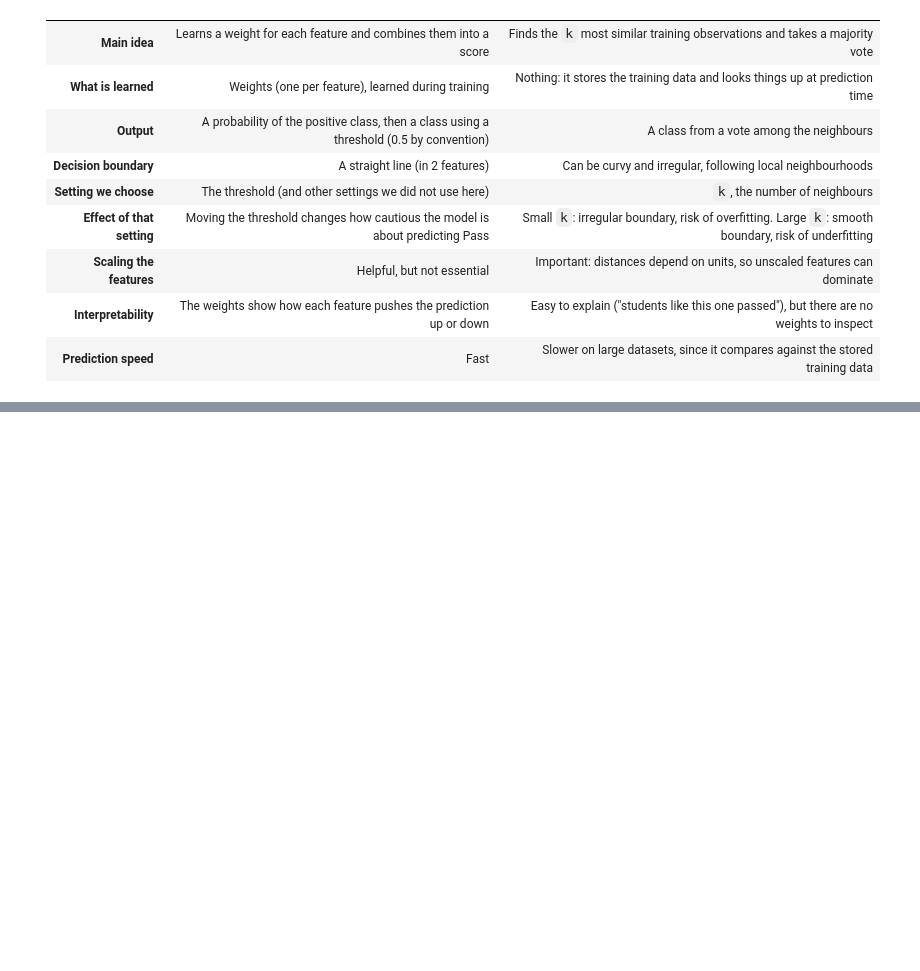
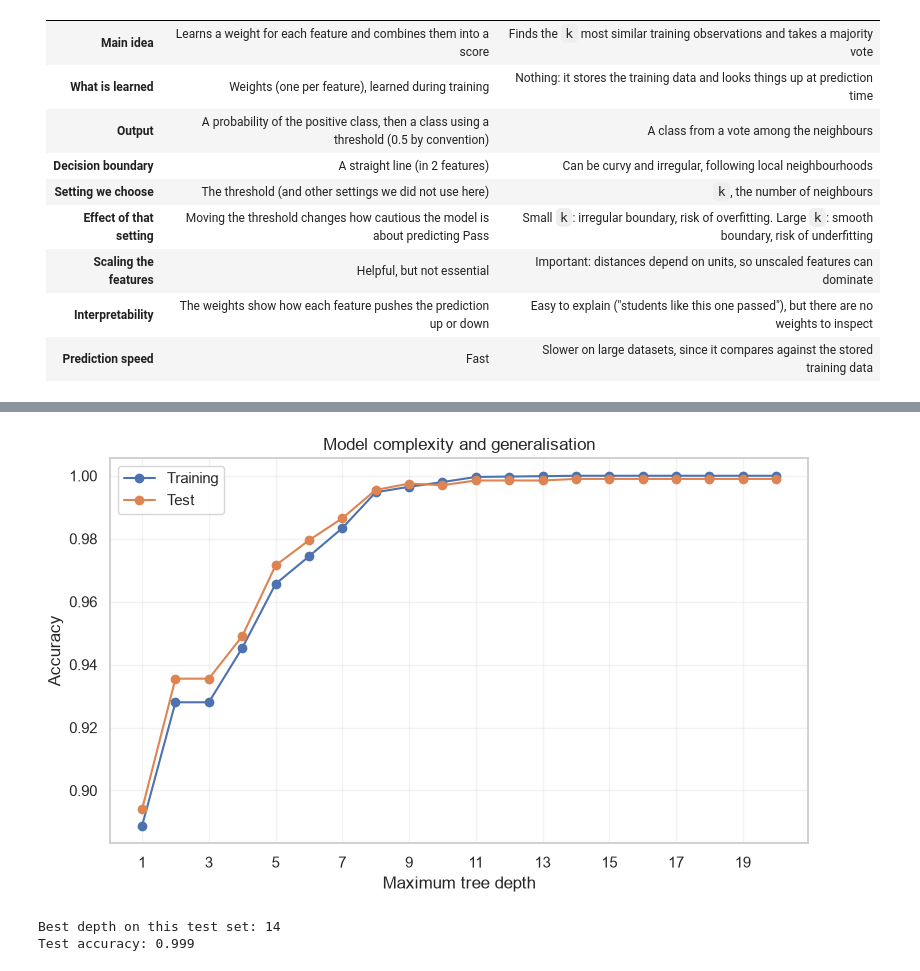
Before and after one commit to Harriette-dev/Group1Project, a Jupyter notebook: notebooks/numerical_model.ipynb, the cells around one changed output, grey strips where cells are left out. Saved outputs shown, nothing was run; the diff lists cells and outputs as text; code cells hidden in the pictures; blank space fills up the shorter version.

```diff
--- a/notebooks/numerical_model.ipynb
+++ b/notebooks/numerical_model.ipynb
@@ -449,0 +588,15 @@ pd.DataFrame(k_results)
+# %%
+# Fit one tree per depth and record both scores
+results = []
+for depth in range(1, 21):
+    model = DecisionTreeClassifier(max_depth=depth, random_state=RANDOM_STATE)
+    model.fit(X_train, y_train)
+    results.append({
+        "max_depth": depth,
+        "Training accuracy": model.score(X_train, y_train),
+        "Test accuracy": model.score(X_test, y_test),
+        "Leaves": model.get_n_leaves()   # number of final groups = how complex the tree is
+    })
+
+tree_results = pd.DataFrame(results)
+tree_results
@@ -449,0 +621,20 @@ pd.DataFrame(k_results)
+# %%
+fig, ax = plt.subplots(figsize=(9, 5))
+ax.plot(tree_results["max_depth"], tree_results["Training accuracy"], marker="o", label="Training")
+ax.plot(tree_results["max_depth"], tree_results["Test accuracy"], marker="o", label="Test")
+ax.set_xlabel("Maximum tree depth")
+ax.set_ylabel("Accuracy")
+ax.set_title("Model complexity and generalisation")
+ax.set_xticks(range(1, 21, 2))
+ax.grid(alpha=0.25)
+ax.legend()
+plt.show()
+# %% [output]
+[figure, added]
+# %%
+best = tree_results.loc[tree_results["Test accuracy"].idxmax()]
+print("Best depth on this test set:", int(best["max_depth"]))
+print("Test accuracy:", round(best["Test accuracy"], 3))
+# %% [output]
+Best depth on this test set: 14
+Test accuracy: 0.999
```
Also changed, not shown: parts of 24 cells of this notebook.
